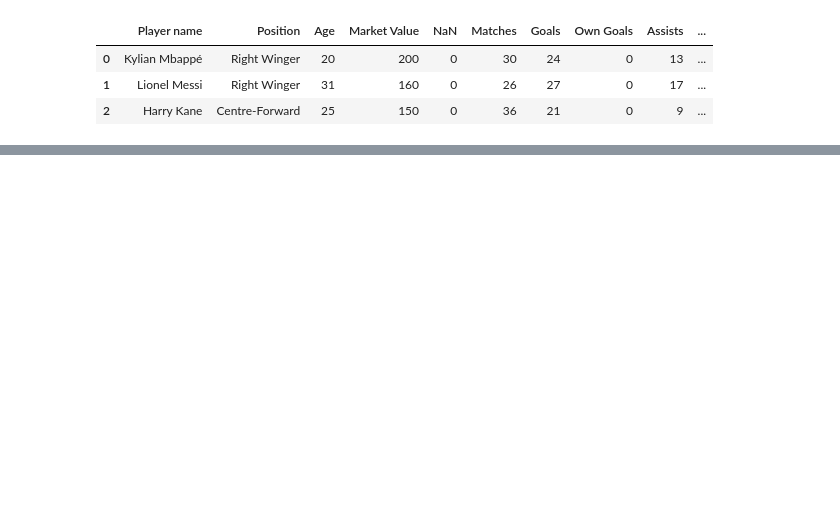
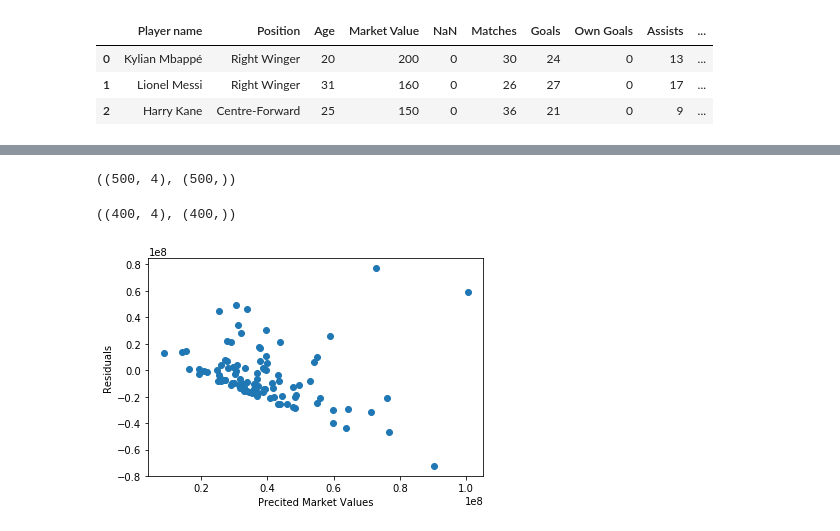
Before and after one commit to Ayoyiinka/Linear-Regression, a Jupyter notebook: marketValueRegression.ipynb, the cells around one changed output, grey strips where cells are left out. Drawn from its saved outputs; the diff is of its cells as text; code cells hidden in the pictures; blank space fills up the shorter version.

```diff
--- a/marketValueRegression.ipynb
+++ b/marketValueRegression.ipynb
@@ -404,0 +382,16 @@ Warnings:
+# %%
+#creating arrays to check for assumptions and to build the multiple linear regression and polynomial linear regression model
+
+X = copyFootballDataX.iloc[:,[1,2,3,4]].values
+y = copyFootballDatay.iloc[:,].values
+X.shape,y.shape
+# %% [output]
+((500, 4), (500,))
+# %%
+#Splitting the dataset into training and test set
+
+from sklearn.model_selection import train_test_split
+X_train,X_test,y_train,y_test= train_test_split(X,y,test_size=0.2, random_state = 0)
+X_train.shape,y_train.shape
+# %% [output]
+((400, 4), (400,))
@@ -404,0 +407,8 @@ Warnings:
+# %%
+#Homoscedasticity
+plt.scatter(y_pred, residual)
+plt.xlabel('Precited Market Values')
+plt.ylabel('Residuals')
+plt.show()
+# %% [output]
+[figure, added]
```
Also changed, not shown: parts of 69 cells of this notebook.
